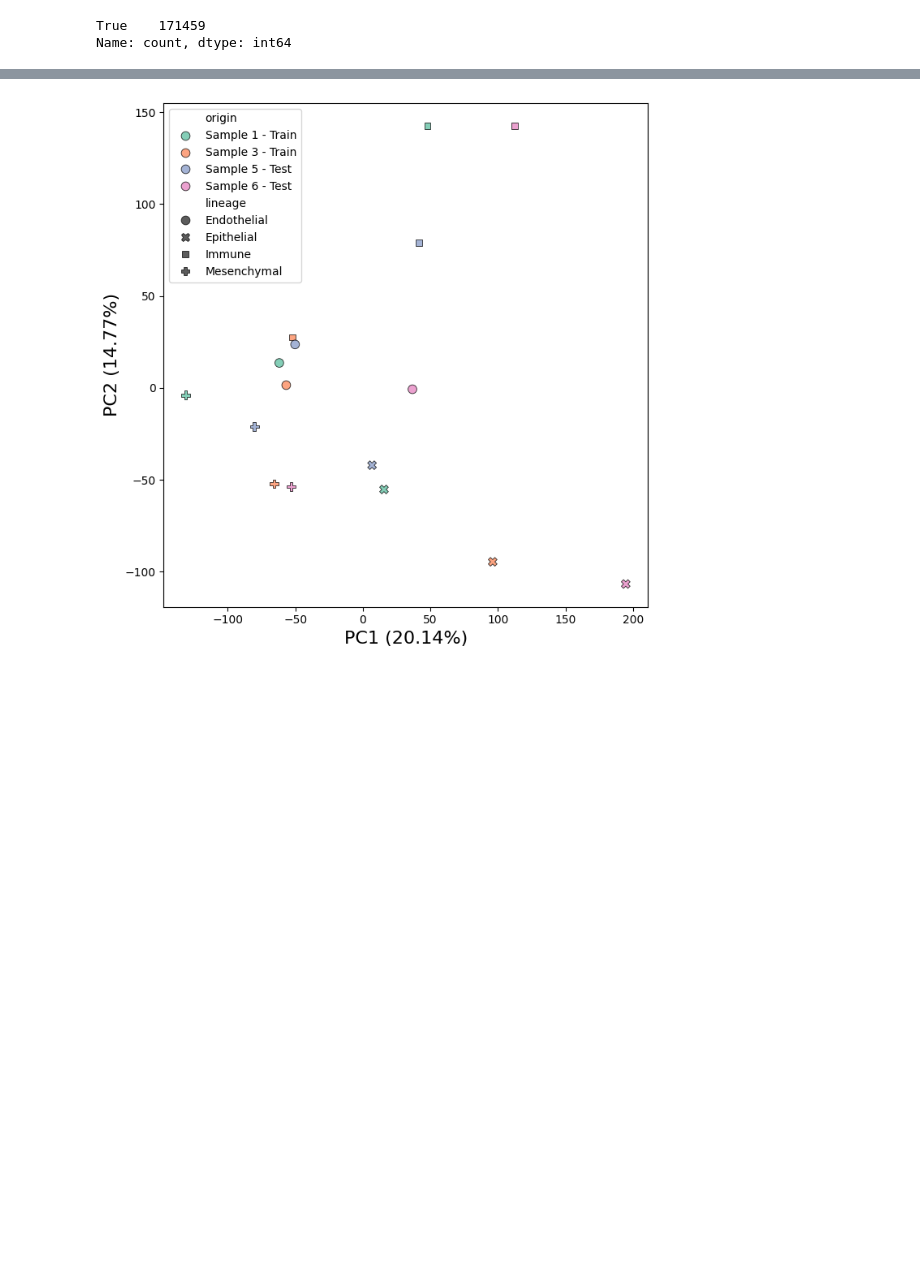
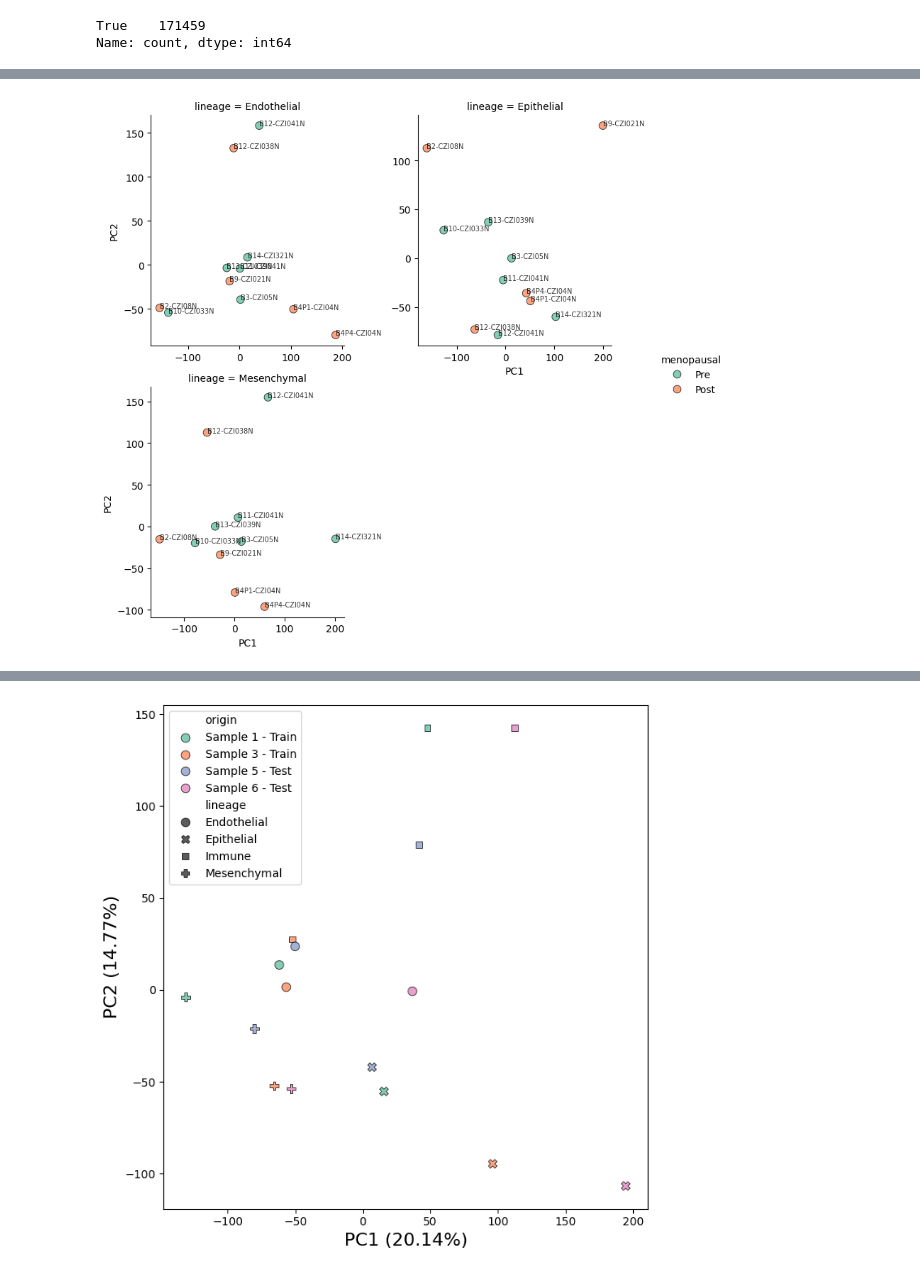
Before and after one commit to Eastmanmd/DECONVersation, a Jupyter notebook: notebooks/lineage/visualize_batch_effects_per_lineage.ipynb, the cells around one changed output, grey strips where cells are left out. Saved outputs shown, nothing was run; the diff lists cells and outputs as text; code cells hidden in the pictures; blank space fills up the shorter version.

```diff
--- a/notebooks/lineage/visualize_batch_effects_per_lineage.ipynb
+++ b/notebooks/lineage/visualize_batch_effects_per_lineage.ipynb
@@ -136,3 +183,10 @@ pb_df = pseudobulk_by_id_lineage(adata_sub)
 # %%
 meta = pd.DataFrame({"sample" : pb_df.index.str.split("_").str[0],
                     "lineage" : pb_df.index.str.split("_").str[1]})
+# %%
+pb_df.index = pb_df.index.str.split("_").str[0]
+# %%
+dfs_by_lineage = {}
+
+for lineage, meta_sub in meta.groupby("lineage"):
+    dfs_by_lineage[lineage] = pb_df.iloc[meta_sub.index].copy()
@@ -138,0 +237,93 @@ meta = pd.DataFrame({"sample" : pb_df.index.str.split("_").str[0],
+# %%
+from sklearn.cluster import KMeans
+from sklearn.preprocessing import StandardScaler
+from sklearn.decomposition import PCA
+import seaborn as sns
+import matplotlib.pyplot as plt
+import pandas as pd
+
+all_pca = []
+
+for lineage, subdf in dfs_by_lineage.items():
+
+    # Scale
+    scaler = StandardScaler()
+    scaled_data = scaler.fit_transform(subdf)
+
+    # PCA
+    pca = PCA(n_components=2, random_state=42)
+    pcs = pca.fit_transform(scaled_data)
+
+    # KMeans
+    kmeans = KMeans(n_clusters=3, random_state=42)
+    labels = kmeans.fit_predict(scaled_data)
+
+    # Build df
+    pca_df = pd.DataFrame(pcs[:, :2], columns=["PC1", "PC2"], index=subdf.index)
+    pca_df["cluster"] = labels
+    pca_df["lineage"] = lineage
+
+    #pca_df.to_csv(f"./tables/first_pcs_plus_kmeans_label_{lineage}.csv")
+
+
+    all_pca.append(pca_df)
+
+# Combine all lineages
+plot_df = pd.concat(all_pca)
+
+color_var = "menopausal"
+obs_map = adata.obs.set_index("id")[color_var]
+
+unique_index_mask = ~obs_map.index.duplicated(keep='first')
+obs_map = obs_map[unique_index_mask]
+#obs_map = pd.concat([obs_map] * 4, ignore_index=False)
+
+plot_df[color_var] = obs_map.loc[plot_df.index].values
+
+highlight_samples = ["B18-CZI256N", "B5-CZI24N", "B5-CZI22N", "B5-CZI34N"]  # <- B8-CZI026N
+
+#"B4P4-CZI04N", "B7-CZI027N", "B18-CZI256N"
+
+plot_df["highlight"] = np.where(
+    plot_df.index.isin(highlight_samples),
+    "Highlight",
+    "Other"
+)
+
+# ---- Facet plot ----
+g = sns.FacetGrid(
+    plot_df,
+    col="lineage",
+    col_wrap=2,
+    height=4,
+    sharex=False,
+    sharey=False
+)
+
+g.map_dataframe(
+    sns.scatterplot,
+    x="PC1",
+    y="PC2",
+    hue="menopausal",
+    palette="Set2",
+    s=60,
+    alpha=0.8,
+    edgecolor="k"
+)
+
+for ax, lineage in zip(g.axes.flat, plot_df["lineage"].unique()):
+    sub = plot_df[plot_df["lineage"] == lineage]
+
+    for idx, r in sub.iterrows():
+        ax.text(
+            r["PC1"], r["PC2"], str(idx),
+            fontsize=7, alpha=0.8
+        )
+
+g.add_legend(title="menopausal")
+g.set_axis_labels("PC1", "PC2")
+g.tight_layout()
+
+plt.show()
+# %% [output]
+[figure, added]
```
Also changed, not shown: parts of 15 cells of this notebook, 23 other files.
